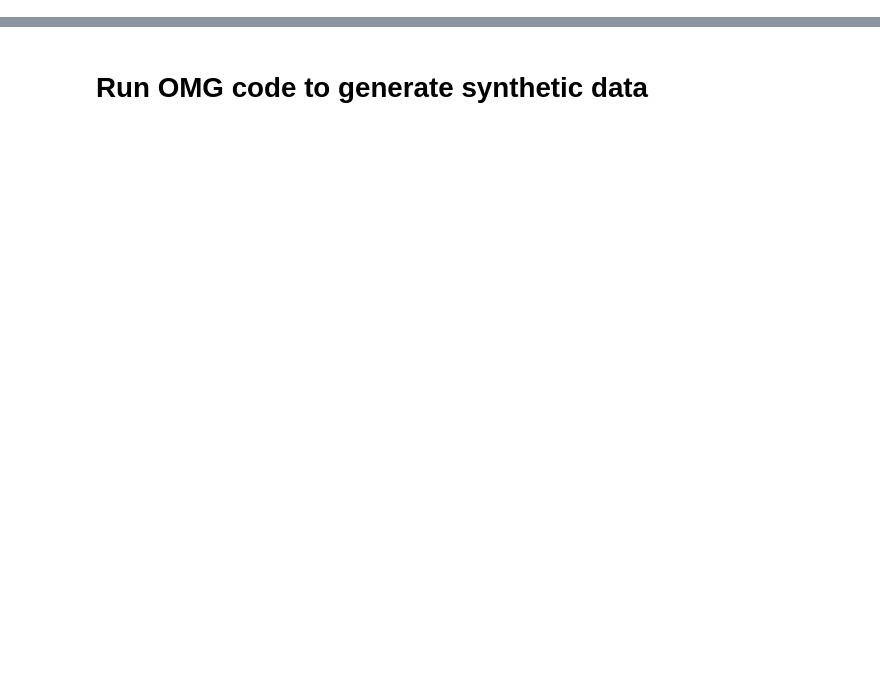
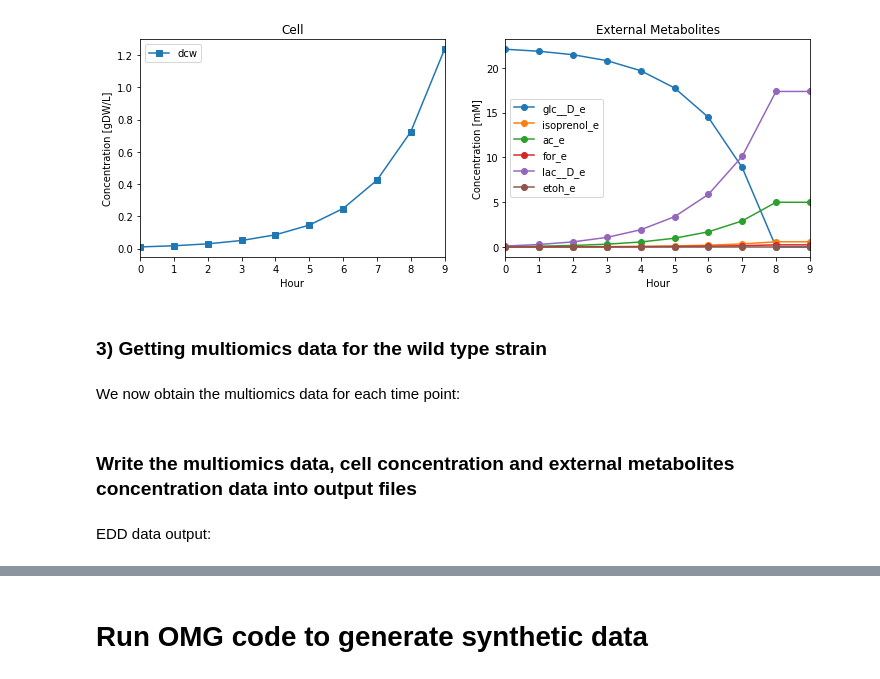
Before and after one commit to juanneilson/multiomicspaper, a Jupyter notebook: notebooks/B_Generate_omics_data.ipynb, the cells around one changed output, grey strips where cells are left out. Drawn from its saved outputs; the diff is of its cells as text; code cells hidden in the pictures; blank space fills up the shorter version.

```diff
--- a/notebooks/B_Generate_omics_data.ipynb
+++ b/notebooks/B_Generate_omics_data.ipynb
@@ -106,0 +129,4 @@ Change 'TRAINING_FILE_NAME' to 'DESIGNS_FILE_NAME'.
+# %%
+modelHI = model.copy()
+iso_cons = modelHI.problem.Constraint(modelHI.reactions.EX_isoprenol_e.flux_expression,lb = 0.25)
+modelHI.add_cons_vars(iso_cons)
@@ -106,0 +191,3 @@ Change 'TRAINING_FILE_NAME' to 'DESIGNS_FILE_NAME'.
+# %%
+solutionHI_TS, modelHI_TS, cellHI, EmetsHI, Erxn2EmetHI = \
+    omg.get_flux_time_series(modelHI, user_params['ext_metabolites'], grid, user_params)
@@ -106,0 +218,8 @@ Change 'TRAINING_FILE_NAME' to 'DESIGNS_FILE_NAME'.
+# %%
+plot_DO_extmets(cellHI, EmetsHI[['glc__D_e','isoprenol_e','ac_e','for_e','lac__D_e','etoh_e']])
+# %% [output]
+[figure, added]
+# %% [markdown]
+### 3) Getting multiomics data for the wild type strain
+# %% [markdown]
+We now obtain the multiomics data for each time point:
@@ -106,0 +245,4 @@ Change 'TRAINING_FILE_NAME' to 'DESIGNS_FILE_NAME'.
+# %% [markdown]
+### Write the multiomics data, cell concentration and external metabolites concentration data into output files
+# %% [markdown]
+EDD data output:
```
Also changed, not shown: parts of 65 cells of this notebook, 1 other file.
